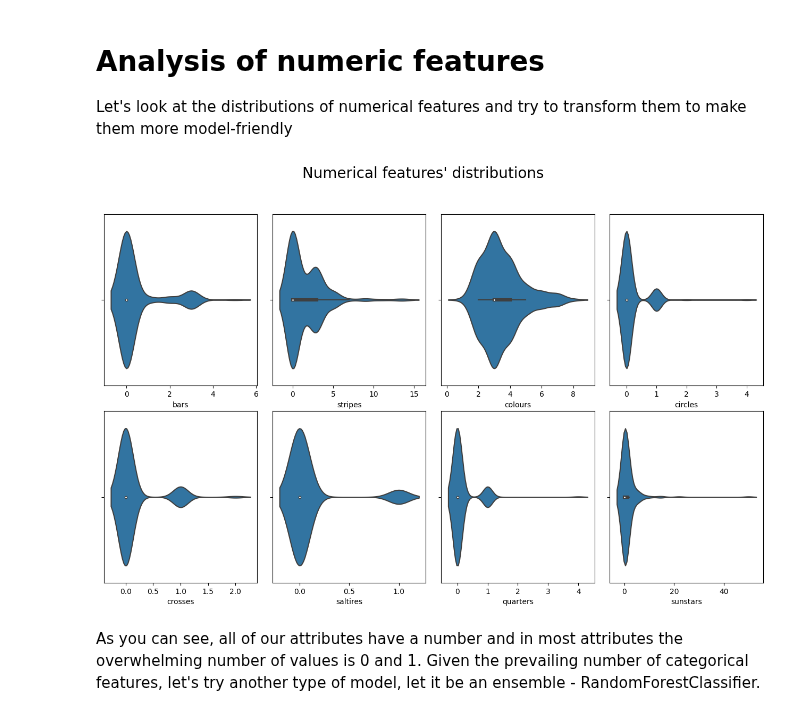
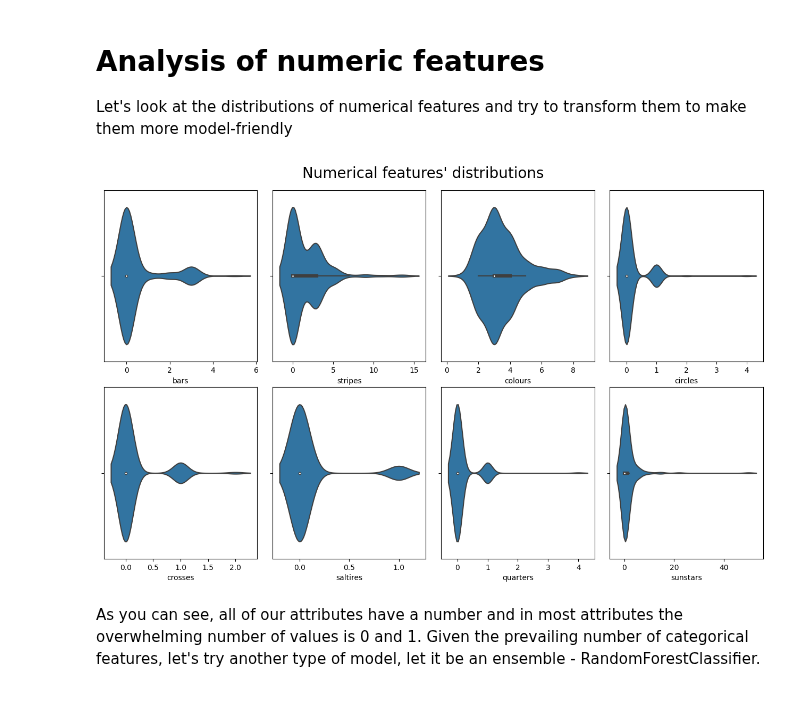
Before and after one commit to Fedorov-Nikita/Classification-Flags, a Jupyter notebook: classification-flags.ipynb, the cells around one changed output. Drawn from its saved outputs; the diff is of its cells as text; code cells hidden in the pictures.

Commit message:
Upd numeric features analysis

```diff
--- a/classification-flags.ipynb
+++ b/classification-flags.ipynb
@@ -118,19 +119,19 @@ We get a bad implementation, but of course we can get better score)
 Let's look at the distributions of numerical features and try to transform them to make them more model-friendly
 # %%
 fig, axs = plt.subplots(2,4, figsize=(16,9))
-plt.suptitle("Numerical features' distributions", size=20)
+plt.suptitle("Numerical features' distributions", size=20, y=0.93)
 plt.subplots_adjust(wspace=0.1, hspace=0.15)
 sns.violinplot(X.bars, ax=axs[0,0])
 sns.violinplot(X.stripes, ax=axs[0,1])
 sns.violinplot(X.colours, ax=axs[0,2])
 sns.violinplot(X.circles, ax=axs[0,3])
 sns.violinplot(X.crosses, ax=axs[1,0])
 sns.violinplot(X.saltires, ax=axs[1,1])
 sns.violinplot(X.quarters, ax=axs[1,2])
 sns.violinplot(X.sunstars, ax=axs[1,3])
 plt.show()
 # %% [output]
-[figure, old version]
+[figure, new version]
 # %% [markdown]
 As you can see, all of our attributes have a number and in most attributes the overwhelming number of values is 0 and 1. Given the prevailing number of categorical features, let's try another type of model, let it be an ensemble - RandomForestClassifier.
 # %% [markdown]
```
Also changed, not shown: parts of 13 cells of this notebook.
